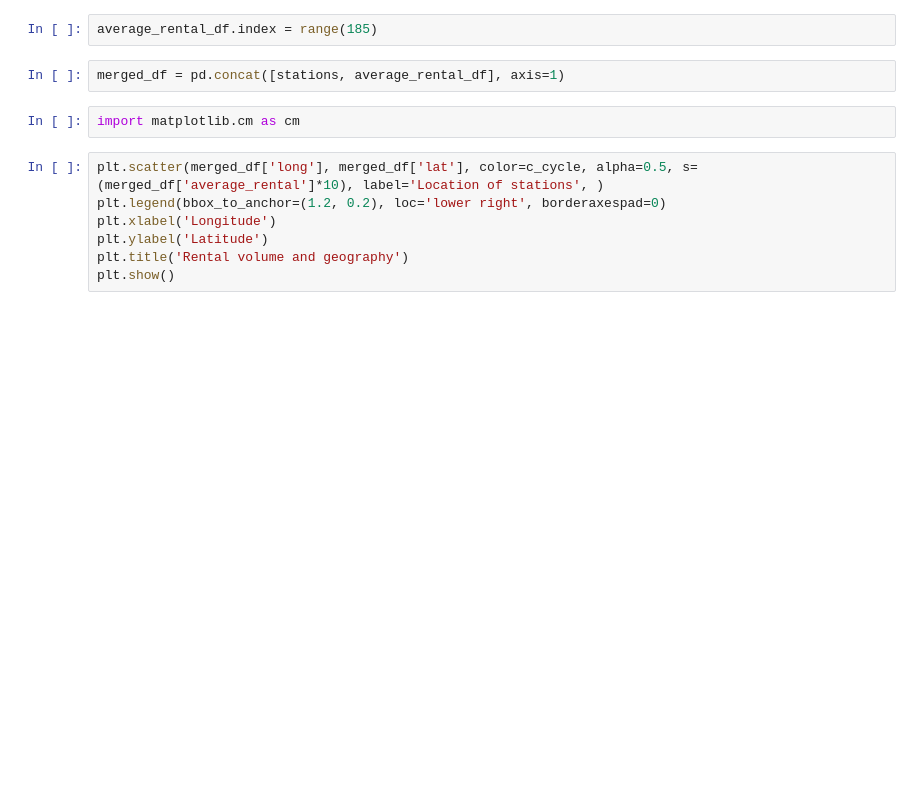
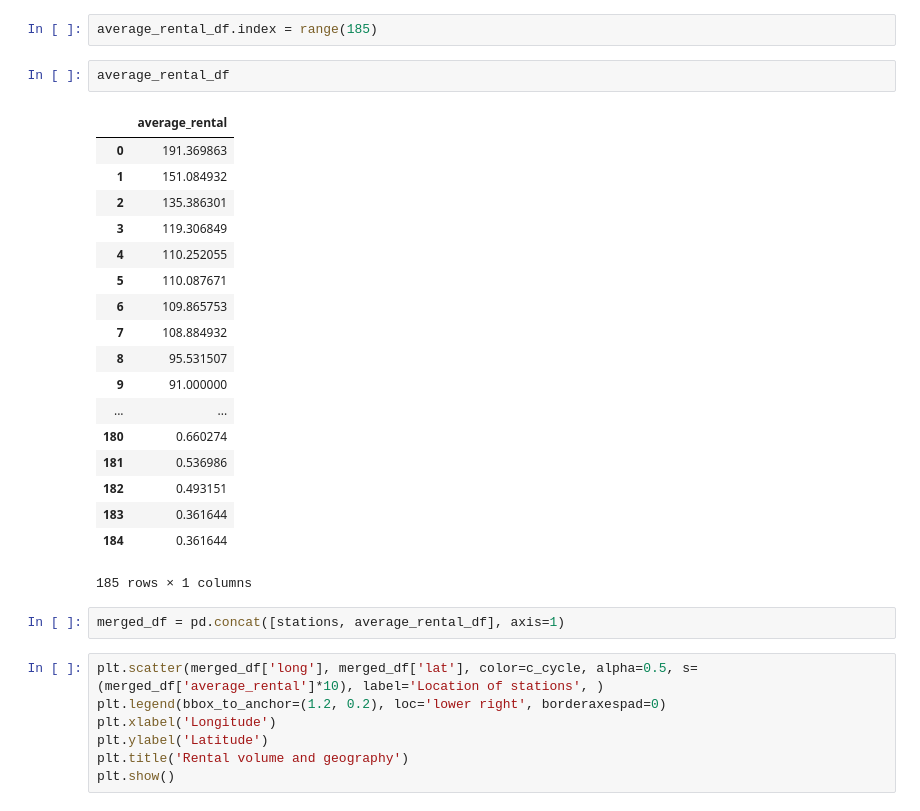
Before and after one commit to kaka0525/Process-Bike-Share-data-with-Pandas, a Jupyter notebook: bike_plot.ipynb, the cells around one changed output. Saved outputs shown, nothing was run; the diff lists cells and outputs as text; blank space fills up the shorter version.

```diff
--- a/bike_plot.ipynb
+++ b/bike_plot.ipynb
@@ -133,10 +142,29 @@ average_rental = count / 365
 average_rental_df = DataFrame({ 'average_rental' : count / 365})
 # %%
 average_rental_df.index = range(185)
+# %%
+average_rental_df
+# %% [output]
+|  | average_rental |
+| 0 | 191.369863 |
+| 1 | 151.084932 |
+| 2 | 135.386301 |
+| 3 | 119.306849 |
+| 4 | 110.252055 |
+| 5 | 110.087671 |
+| 6 | 109.865753 |
+| 7 | 108.884932 |
+| 8 | 95.531507 |
+| 9 | 91.000000 |
+| ... | ... |
+| 180 | 0.660274 |
+| 181 | 0.536986 |
+| 182 | 0.493151 |
+| 183 | 0.361644 |
+| 184 | 0.361644 |
+185 rows × 1 columns
 # %%
 merged_df = pd.concat([stations, average_rental_df], axis=1)
-# %%
-import matplotlib.cm as cm
 # %%
 plt.scatter(merged_df['long'], merged_df['lat'], color=c_cycle, alpha=0.5, s=(merged_df['average_rental']*10), label='Location of stations', )
 plt.legend(bbox_to_anchor=(1.2, 0.2), loc='lower right', borderaxespad=0)
```
Also changed, not shown: parts of 6 cells of this notebook.
